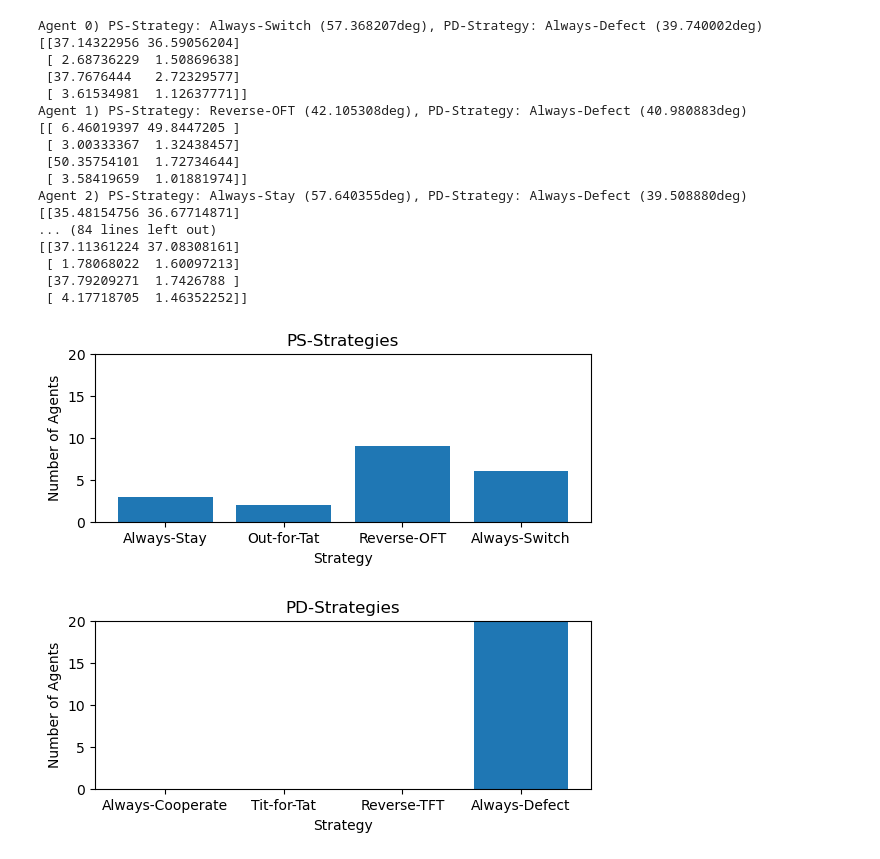
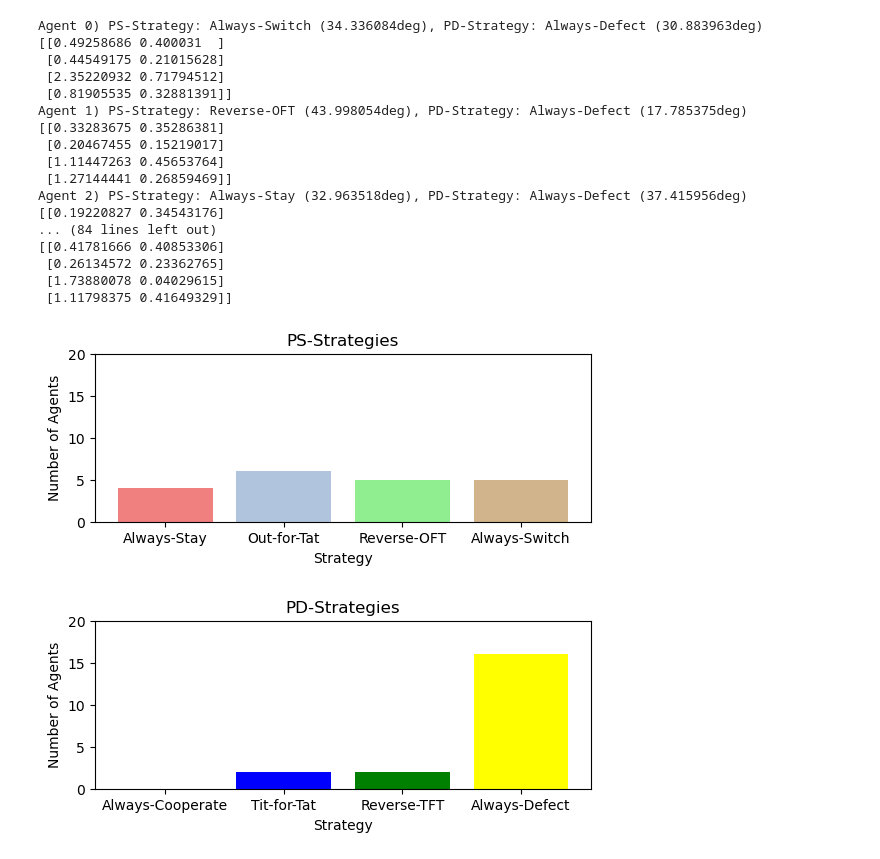
Before and after one commit to wbp1702/prisoners_dilemma, a Jupyter notebook: Rework.ipynb, the cells around one changed output. Cells and saved outputs as stored; diff of their text form; code cells hidden in the pictures.

Commit message:
Added bar graph colors and combination graph

```diff
--- a/Rework.ipynb
+++ b/Rework.ipynb
@@ -257,3 +264,3 @@ def sdoo(population: int, rounds: int, episodes: int, learning_rate: float, temp
 # %%
-sdoo(20, 20, 100, 0.05, 1, 1)
+sdoo(20, 20, 2, 0.05, 1, 1)
 # %% [output]
@@ -262,19 +269,19 @@ sdoo(20, 20, 100, 0.05, 1, 1)
-Agent 0) PS-Strategy: Always-Switch (57.368207deg), PD-Strategy: Always-Defect (39.740002deg)
-[[37.14322956 36.59056204]
- [ 2.68736229  1.50869638]
- [37.7676444   2.72329577]
- [ 3.61534981  1.12637771]]
-Agent 1) PS-Strategy: Reverse-OFT (42.105308deg), PD-Strategy: Always-Defect (40.980883deg)
-[[ 6.46019397 49.8447205 ]
- [ 3.00333367  1.32438457]
- [50.35754101  1.72734644]
- [ 3.58419659  1.01881974]]
-Agent 2) PS-Strategy: Always-Stay (57.640355deg), PD-Strategy: Always-Defect (39.508880deg)
-[[35.48154756 36.67714871]
+Agent 0) PS-Strategy: Always-Switch (34.336084deg), PD-Strategy: Always-Defect (30.883963deg)
+[[0.49258686 0.400031  ]
+ [0.44549175 0.21015628]
+ [2.35220932 0.71794512]
+ [0.81905535 0.32881391]]
+Agent 1) PS-Strategy: Reverse-OFT (43.998054deg), PD-Strategy: Always-Defect (17.785375deg)
+[[0.33283675 0.35286381]
+ [0.20467455 0.15219017]
+ [1.11447263 0.45653764]
+ [1.27144441 0.26859469]]
+Agent 2) PS-Strategy: Always-Stay (32.963518deg), PD-Strategy: Always-Defect (37.415956deg)
+[[0.19220827 0.34543176]
 ... (84 lines left out)
-[[37.11361224 37.08308161]
- [ 1.78068022  1.60097213]
- [37.79209271  1.7426788 ]
- [ 4.17718705  1.46352252]]
+[[0.41781666 0.40853306]
+ [0.26134572 0.23362765]
+ [1.73880078 0.04029615]
+ [1.11798375 0.41649329]]
-[figure, old version]
+[figure, new version]
-[figure, old version]
+[figure, new version]
```
Also changed, not shown: parts of 2 cells of this notebook.
